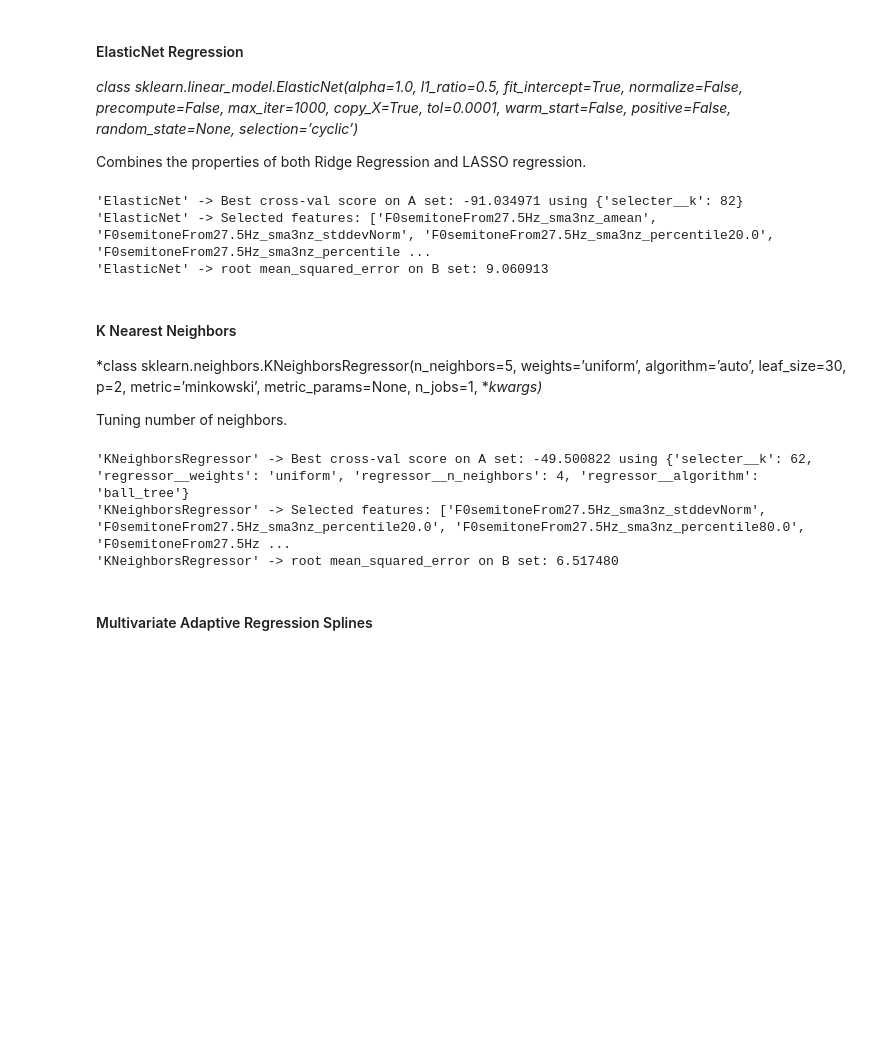
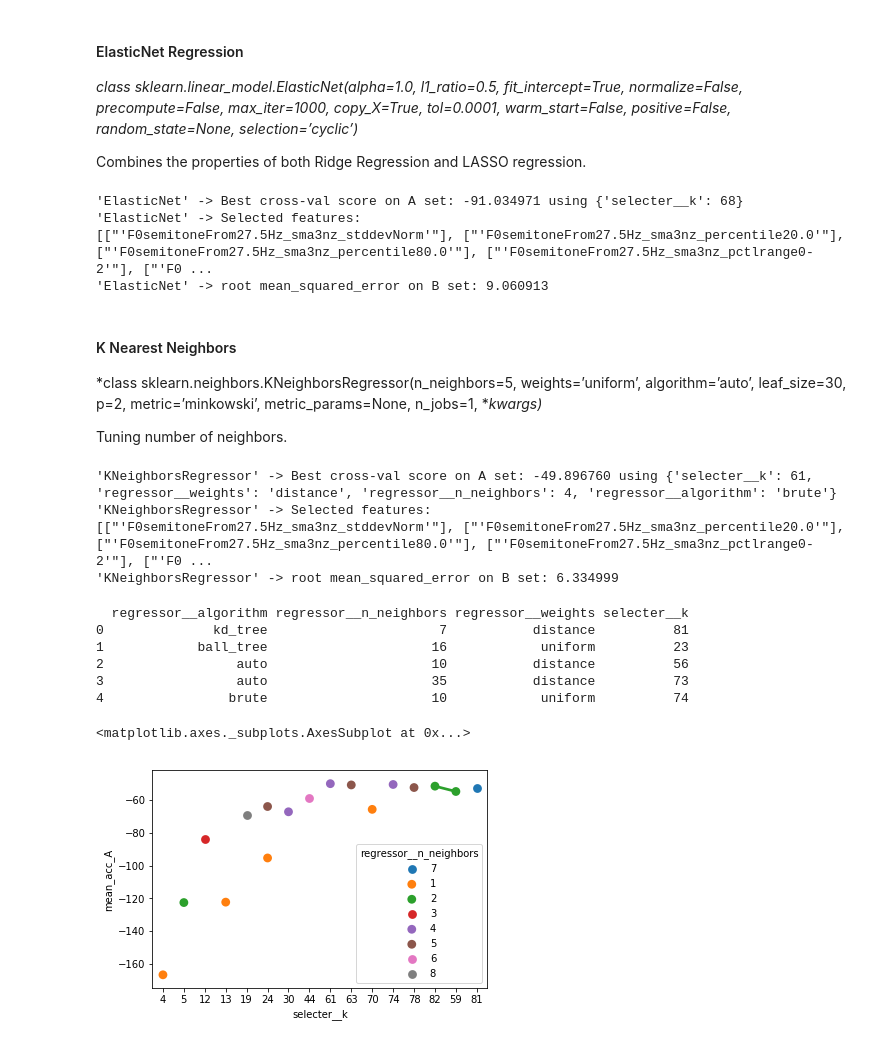
Before and after one commit to laufergall/ML_Speaker_Characteristics, a Jupyter notebook: regression/evaluating_regression_each_SC.ipynb, the cells around one changed output. Cells and saved outputs as stored; diff of their text form; code cells hidden in the pictures; blank space fills up the shorter version.

Commit message:
reg tuning svr

```diff
--- a/regression/evaluating_regression_each_SC.ipynb
+++ b/regression/evaluating_regression_each_SC.ipynb
@@ -166,10 +186,32 @@ trained_all = []
 (Workaround for working with hyperparameter tuning during several days)
 # %%
 # original features and ratings
+
 feats_ratings_train = pd.read_csv(r'.\data_while_tuning\feats_ratings_train.csv')
+
 feats_ratings_test = pd.read_csv(r'.\data_while_tuning\feats_ratings_test.csv')
+
 feats_names = pd.read_csv(r'.\data_while_tuning\feats_names.csv', header = None)
 feats_names = feats_names.values.tolist()
+
+sc_names = pd.read_csv(r'.\data_while_tuning\sc_names.csv', header = None)
+sc_names = sc_names.values.tolist()
+# %%
+# select a trait
+# perform this on a loop later
+target_trait = sc_names[0][0].strip('"\'')
+
+# train/test partitions, features and labels
+X = np.load(r'.\data_while_tuning\X_' + target_trait + '.npy')
+y = np.load(r'.\data_while_tuning\y_' + target_trait + '.npy')
+Xt = np.load(r'.\data_while_tuning\Xt_' + target_trait + '.npy')
+yt = np.load(r'.\data_while_tuning\yt_' + target_trait + '.npy')
+
+# A/B splits, features and labels
+AX = np.load(r'.\data_while_tuning\AX_' + target_trait + '.npy')
+BX = np.load(r'.\data_while_tuning\BX_' + target_trait + '.npy')
+Ay = np.load(r'.\data_while_tuning\Ay_' + target_trait + '.npy')
+By = np.load(r'.\data_while_tuning\By_' + target_trait + '.npy')
 # %%
 # Loading outpus of hp tuning from disk
 tuning_all, trained_all = load_tuning(target_trait)
@@ -227,14 +275,20 @@ def get_ElasticNet2tune():
     return 'ElasticNet', model, hp
 
 # Hyperparameter tuning with this model
-tuning, trained = hp_tuner(AX, BX, Ay, By, [get_ElasticNet2tune], feats_names)
+tuning, trained = hp_tuner(AX, BX, Ay, By,
+                           [get_ElasticNet2tune],
+                           target_trait,
+                           feats_names,
+                           np.arange(1, AX.shape[1]),
+                           'grid')
 
 # update lists of tuning info and trained classifiers
 tuning_all = tuning_all.append(tuning, ignore_index=True)
 trained_all.append(trained)
 # %% [output]
-'ElasticNet' -> Best cross-val score on A set: -91.034971 using {'selecter__k': 82}
-'ElasticNet' -> Selected features: ['F0semitoneFrom27.5Hz_sma3nz_amean', 'F0semitoneFrom27.5Hz_sma3nz_stddevNorm', 'F0semitoneFrom27.5Hz_sma3nz_percentile20.0', 'F0semitoneFrom27.5Hz_sma3nz_percentile ...
+'ElasticNet' -> Best cross-val score on A set: -91.034971 using {'selecter__k': 68}
+'ElasticNet' -> Selected features:
+[["'F0semitoneFrom27.5Hz_sma3nz_stddevNorm'"], ["'F0semitoneFrom27.5Hz_sma3nz_percentile20.0'"], ["'F0semitoneFrom27.5Hz_sma3nz_percentile80.0'"], ["'F0semitoneFrom27.5Hz_sma3nz_pctlrange0-2'"], ["'F0 ...
 'ElasticNet' -> root mean_squared_error on B set: 9.060913
 # %% [markdown]
 #### K Nearest Neighbors
@@ -259,14 +313,40 @@ def get_KNeighborsRegressor2tune():
     return 'KNeighborsRegressor', model, hp
 
 # Hyperparameter tuning with this model
-tuning, trained = hp_tuner(AX, BX, Ay, By, [get_KNeighborsRegressor2tune], feats_names)
+tuning, trained = hp_tuner(AX, BX, Ay, By,
+                           [get_KNeighborsRegressor2tune],
+                           target_trait,
+                           feats_names,
+                           np.arange(1, AX.shape[1]),
+                           'random')
 
 # update lists of tuning info and trained classifiers
 tuning_all = tuning_all.append(tuning, ignore_index=True)
 trained_all.append(trained)
 # %% [output]
-'KNeighborsRegressor' -> Best cross-val score on A set: -49.500822 using {'selecter__k': 62, 'regressor__weights': 'uniform', 'regressor__n_neighbors': 4, 'regressor__algorithm': 'ball_tree'}
-'KNeighborsRegressor' -> Selected features: ['F0semitoneFrom27.5Hz_sma3nz_stddevNorm', 'F0semitoneFrom27.5Hz_sma3nz_percentile20.0', 'F0semitoneFrom27.5Hz_sma3nz_percentile80.0', 'F0semitoneFrom27.5Hz ...
-'KNeighborsRegressor' -> root mean_squared_error on B set: 6.517480
+'KNeighborsRegressor' -> Best cross-val score on A set: -49.896760 using {'selecter__k': 61, 'regressor__weights': 'distance', 'regressor__n_neighbors': 4, 'regressor__algorithm': 'brute'}
+'KNeighborsRegressor' -> Selected features:
+[["'F0semitoneFrom27.5Hz_sma3nz_stddevNorm'"], ["'F0semitoneFrom27.5Hz_sma3nz_percentile20.0'"], ["'F0semitoneFrom27.5Hz_sma3nz_percentile80.0'"], ["'F0semitoneFrom27.5Hz_sma3nz_pctlrange0-2'"], ["'F0 ...
+'KNeighborsRegressor' -> root mean_squared_error on B set: 6.334999
-# %% [markdown]
-#### Multivariate Adaptive Regression Splines
+# %%
+# open generated file with results of fitting GridSearchCV
+
+sgrid = pd.read_csv(r'.\data_while_tuning\KNeighborsRegressor_'+target_trait+'_tuning.csv')
+
+# params to dataframe
+params_dict = sgrid['params'].apply(lambda x: literal_eval(x) ).to_dict()
+params_df = pd.DataFrame(data = params_dict).transpose()
+print(params_df.head())
+
+# plot acc vs. params
+params_df = params_df.loc[params_df['regressor__n_neighbors']<10,:] # selecting only lower k
+sns.pointplot(x='selecter__k', y='mean_acc_A',hue='regressor__n_neighbors', data=sgrid.join(params_df))
+# %% [output]
+  regressor__algorithm regressor__n_neighbors regressor__weights selecter__k
+0              kd_tree                      7           distance          81
+1            ball_tree                     16            uniform          23
+2                 auto                     10           distance          56
+3                 auto                     35           distance          73
+4                brute                     10            uniform          74
+<matplotlib.axes._subplots.AxesSubplot at 0x...>
+[figure, added]
```
Also changed, not shown: parts of 21 cells of this notebook, 23 other files.
